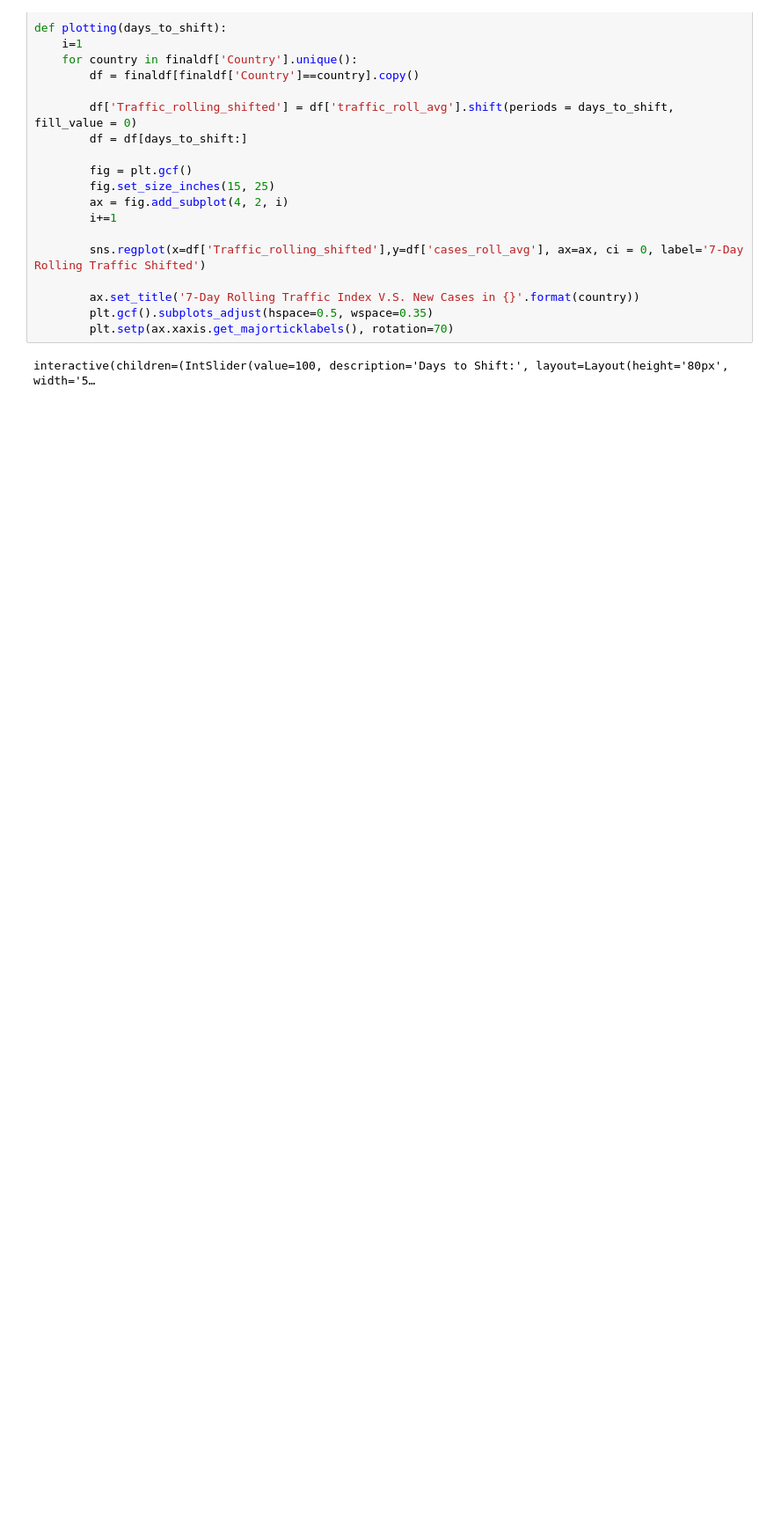
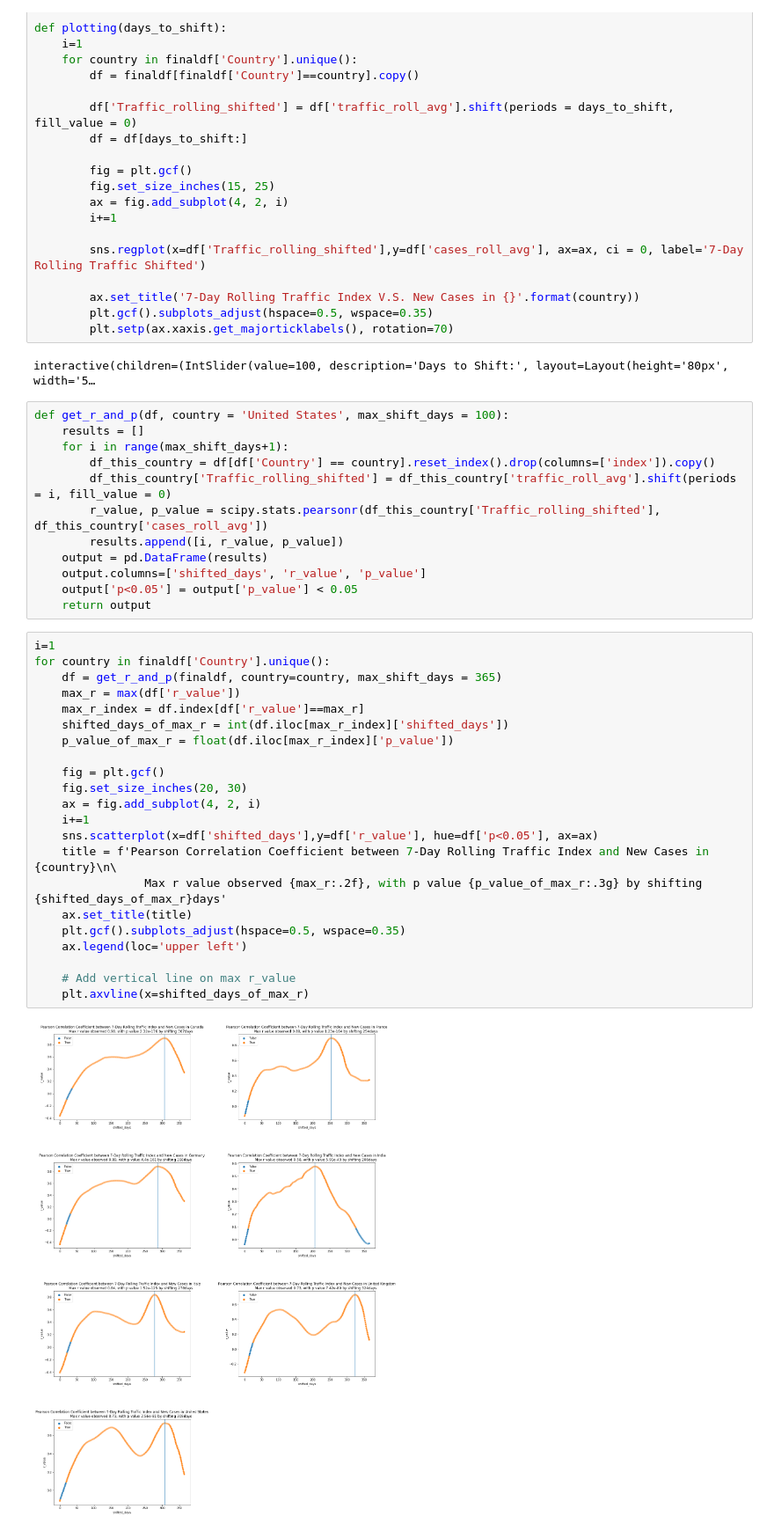
Before and after one commit to Wenjun-Mao/SIADS591_Project, a Jupyter notebook: Project591_Traffice_and_Covid.ipynb, the cells around one changed output. Shown at 88% size. Drawn from its saved outputs; the diff is of its cells as text; blank space fills up the shorter version.

```diff
--- a/Project591_Traffice_and_Covid.ipynb
+++ b/Project591_Traffice_and_Covid.ipynb
@@ -270,3 +237,39 @@ def plotting(days_to_shift):
         plt.setp(ax.xaxis.get_majorticklabels(), rotation=70)
 # %% [output]
 interactive(children=(IntSlider(value=100, description='Days to Shift:', layout=Layout(height='80px', width='5…
+# %%
+def get_r_and_p(df, country = 'United States', max_shift_days = 100):
+    results = []
+    for i in range(max_shift_days+1):
+        df_this_country = df[df['Country'] == country].reset_index().drop(columns=['index']).copy()
+        df_this_country['Traffic_rolling_shifted'] = df_this_country['traffic_roll_avg'].shift(periods = i, fill_value = 0)
+        r_value, p_value = scipy.stats.pearsonr(df_this_country['Traffic_rolling_shifted'], df_this_country['cases_roll_avg'])
+        results.append([i, r_value, p_value])
+    output = pd.DataFrame(results)
+    output.columns=['shifted_days', 'r_value', 'p_value']
+    output['p<0.05'] = output['p_value'] < 0.05
+    return output
+# %%
+i=1
+for country in finaldf['Country'].unique():
+    df = get_r_and_p(finaldf, country=country, max_shift_days = 365)
+    max_r = max(df['r_value'])
+    max_r_index = df.index[df['r_value']==max_r]
+    shifted_days_of_max_r = int(df.iloc[max_r_index]['shifted_days'])
+    p_value_of_max_r = float(df.iloc[max_r_index]['p_value'])
+
+    fig = plt.gcf()
+    fig.set_size_inches(20, 30)
+    ax = fig.add_subplot(4, 2, i)
+    i+=1
+    sns.scatterplot(x=df['shifted_days'],y=df['r_value'], hue=df['p<0.05'], ax=ax)
+    title = f'Pearson Correlation Coefficient between 7-Day Rolling Traffic Index and New Cases in {country}\n\
+                Max r value observed {max_r:.2f}, with p value {p_value_of_max_r:.3g} by shifting {shifted_days_of_max_r}days'
+    ax.set_title(title)
+    plt.gcf().subplots_adjust(hspace=0.5, wspace=0.35)
+    ax.legend(loc='upper left')
+
+    # Add vertical line on max r_value
+    plt.axvline(x=shifted_days_of_max_r)
+# %% [output]
+[figure, added]
```
Also changed, not shown: parts of 11 cells of this notebook, 3 other files.
